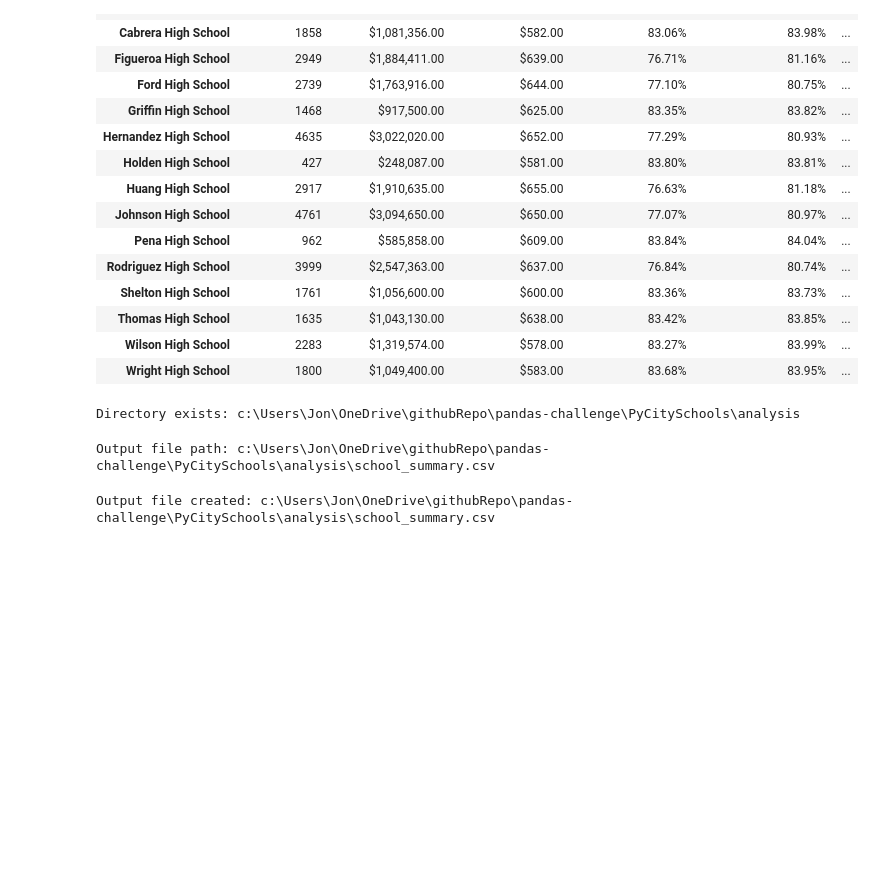
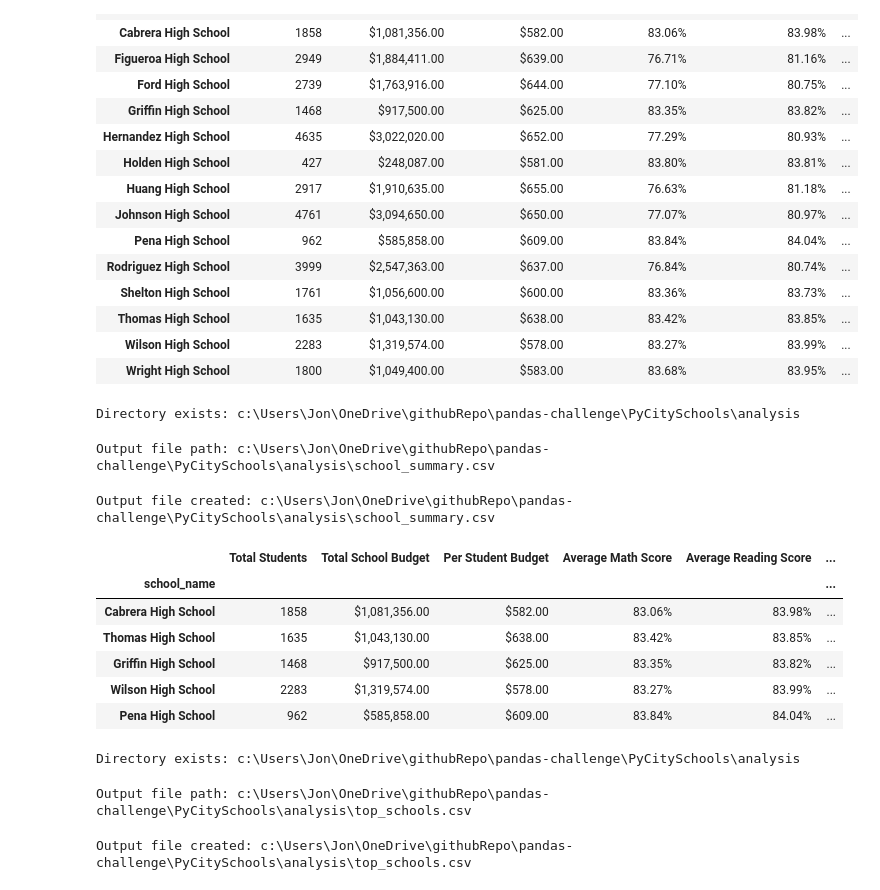
Before and after one commit to Jon-Pierson/pandas-challenge, a Jupyter notebook: PyCitySchools/main.ipynb, the cells around one changed output. Drawn from its saved outputs; the diff is of its cells as text; code cells hidden in the pictures; blank space fills up the shorter version.

Commit message:
Create top and bottom 5 schools dfs and save them as .csv

```diff
--- a/PyCitySchools/main.ipynb
+++ b/PyCitySchools/main.ipynb
@@ -479,3 +479,51 @@ if os.path.exists(output_file_path_ss) and os.path.isfile(output_file_path_ss):
     print(f"Output file created: {output_file_path_ss}")
 # %% [output]
 Output file created: c:\Users\Jon\OneDrive\githubRepo\pandas-challenge\PyCitySchools\analysis\school_summary.csv
+# %%
+# Create new DataFrame for the top 5 performing schools based on % Overall Passing
+top_schools = school_summary.sort_values('% Overall Passing', ascending=False).head(5)
+top_schools
+# %% [output]
+|  | Total Students | Total School Budget | Per Student Budget | Average Math Score | Average Reading Score | ... |
+| school_name |  |  |  |  |  | ... |
+| Cabrera High School | 1858 | $1,081,356.00 | $582.00 | 83.06% | 83.98% | ... |
+| Thomas High School | 1635 | $1,043,130.00 | $638.00 | 83.42% | 83.85% | ... |
+| Griffin High School | 1468 | $917,500.00 | $625.00 | 83.35% | 83.82% | ... |
+| Wilson High School | 2283 | $1,319,574.00 | $578.00 | 83.27% | 83.99% | ... |
+| Pena High School | 962 | $585,858.00 | $609.00 | 83.84% | 84.04% | ... |
+# %%
+import os
+
+# Define the home directory
+home_dir = os.getcwd()
+
+# Define the subdirectory to save the output file
+analysis_dir = os.path.join(home_dir, "analysis")
+
+# Ensure the directory exists before writing the output file
+if os.path.exists(analysis_dir) and os.path.isdir(analysis_dir):
+    print(f"Directory exists: {analysis_dir}")
+else:
+    print(f"Directory does not exist: {analysis_dir}")
+# %% [output]
+Directory exists: c:\Users\Jon\OneDrive\githubRepo\pandas-challenge\PyCitySchools\analysis
+# %%
+# Define the name of the output file
+output_file_ts = "top_schools.csv"
+
+# Combine the directory and file name to create the full path
+output_file_path_ts = os.path.join(analysis_dir, output_file_ts)
+
+# Display the full output file path
+print(f"Output file path: {output_file_path_ts}")
+# %% [output]
+Output file path: c:\Users\Jon\OneDrive\githubRepo\pandas-challenge\PyCitySchools\analysis\top_schools.csv
+# %%
+# Save the top schools DataFrame to a CSV file
+top_schools.to_csv(output_file_path_ts, index=False)
+
+# Ensure the output file was created
+if os.path.exists(output_file_path_ts) and os.path.isfile(output_file_path_ts):
+    print(f"Output file created: {output_file_path_ts}")
+# %% [output]
+Output file created: c:\Users\Jon\OneDrive\githubRepo\pandas-challenge\PyCitySchools\analysis\top_schools.csv
```
Also changed, not shown: parts of 4 cells of this notebook, 2 other files.
